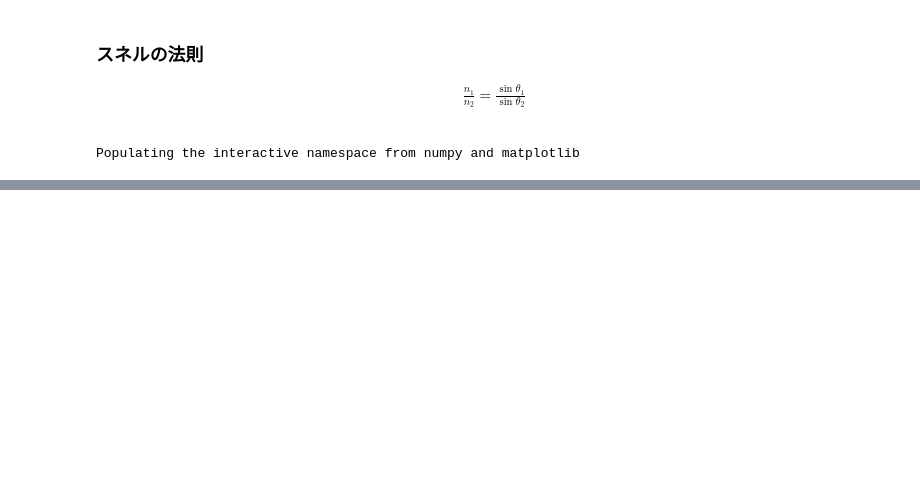
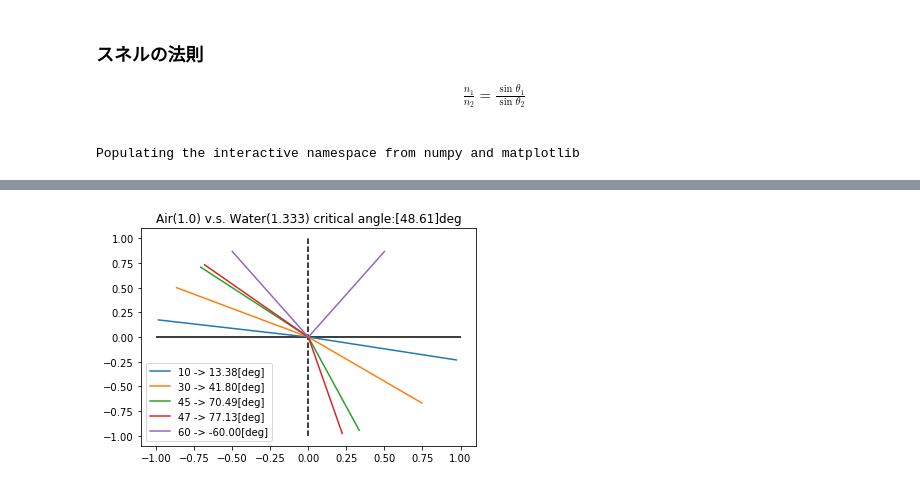
Before and after one commit to hono63/differential, a Jupyter notebook: Snell.ipynb, the cells around one changed output, grey strips where cells are left out. Saved outputs shown, nothing was run; the diff lists cells and outputs as text; code cells hidden in the pictures; blank space fills up the shorter version.

```diff
--- a/Snell.ipynb
+++ b/Snell.ipynb
@@ -44,0 +47,13 @@ plt.show()
+# %%
+snell_plot(AIR_N, WARTER_N, 10, plt)
+snell_plot(AIR_N, WARTER_N, 30, plt)
+snell_plot(AIR_N, WARTER_N, 45, plt)
+snell_plot(AIR_N, WARTER_N, 47, plt)
+snell_plot(AIR_N, WARTER_N, 60, plt)
+plt.hlines([0], -1, 1)
+plt.vlines([0], -1, 1, linestyles="dashed")
+plt.legend()
+plt.title("Air(1.0) v.s. Water(1.333) critical angle:[{0:.2f}]deg".format(math.degrees(math.asin(AIR_N/WARTER_N))))
+plt.show()
+# %% [output]
+[figure, added]
```
Also changed, not shown: parts of 3 cells of this notebook.
